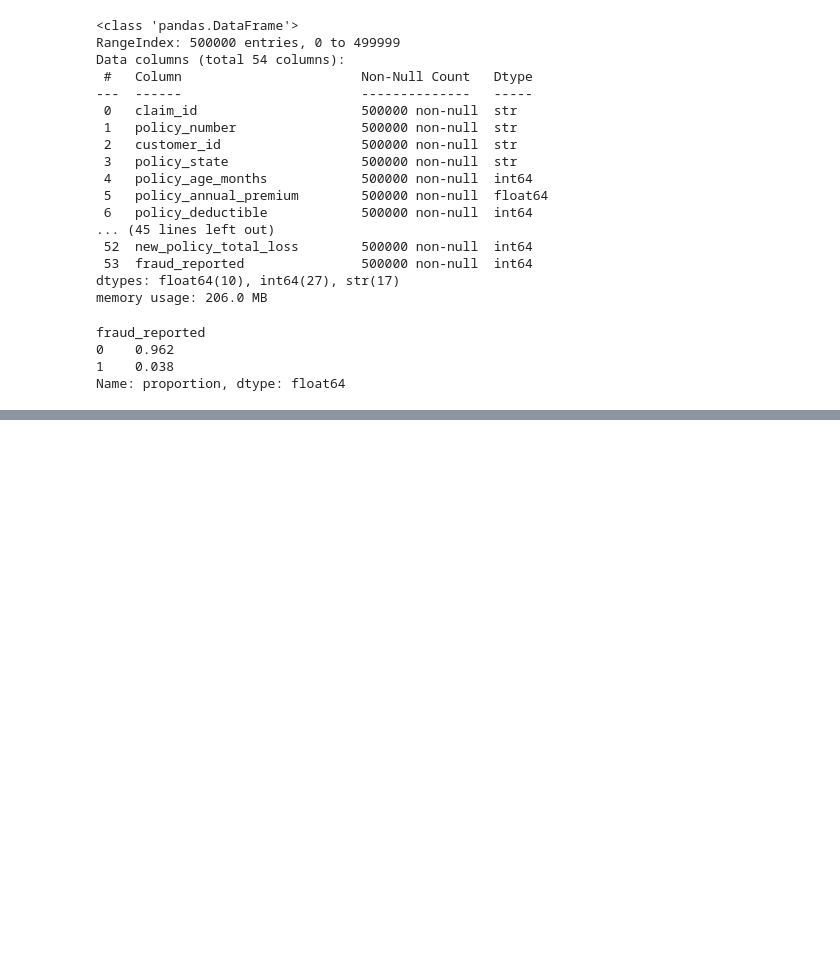
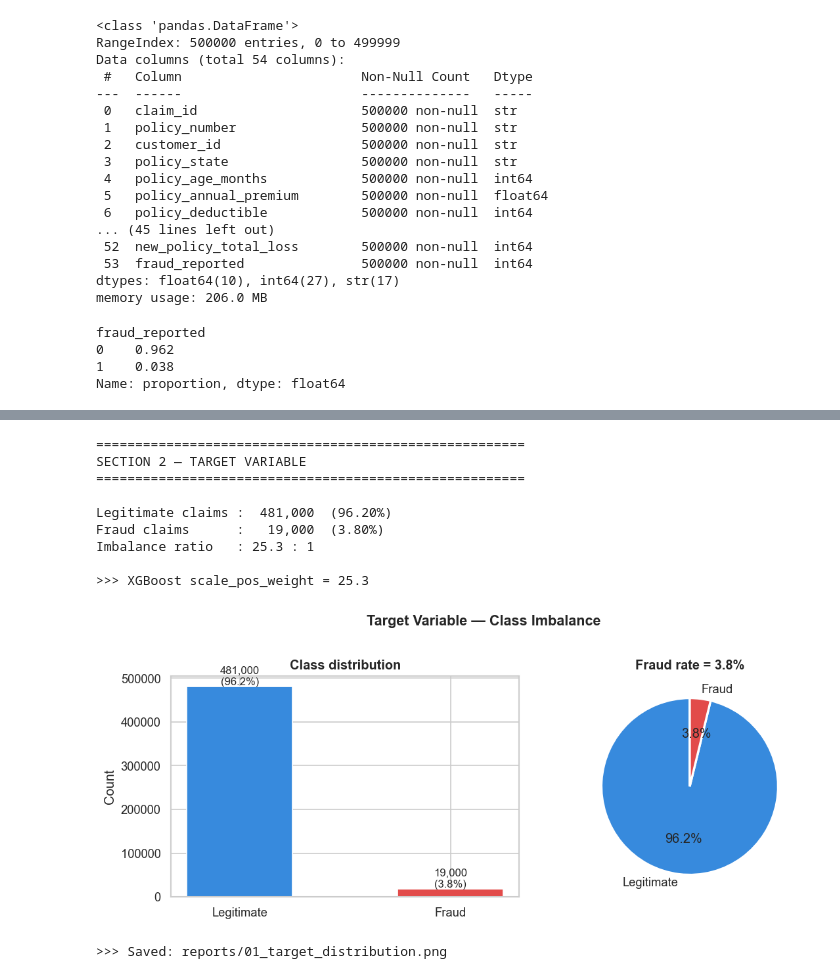
Before and after one commit to Aparna-Pawar/ML_Synthetic_Dataset_Project, a Jupyter notebook: Untitled.ipynb, the cells around one changed output, grey strips where cells are left out. Cells and saved outputs as stored; diff of their text form; code cells hidden in the pictures; blank space fills up the shorter version.

```diff
--- a/Untitled.ipynb
+++ b/Untitled.ipynb
@@ -67,0 +113,7 @@ Name: proportion, dtype: float64
+# %%
+# ── PLOT STYLE ──────────────────────────────────────────────
+sns.set_theme(style='whitegrid', palette='muted', font_scale=1.0)
+plt.rcParams.update({'figure.dpi': 120, 'figure.facecolor': 'white'})
+FRAUD_COL   = '#E24B4A'   # red  → fraud
+LEGIT_COL   = '#378ADD'   # blue → legitimate
+TARGET      = 'fraud_reported'
@@ -67,0 +151,56 @@ Name: proportion, dtype: float64
+# %%
+# ============================================================
+# SECTION 2 — TARGET VARIABLE (CLASS IMBALANCE CHECK)
+# ============================================================
+# WHY: The fraud rate drives EVERY downstream decision —
+#      imbalance handling, threshold tuning, metric choice.
+# INTERVIEW: "3.8% fraud rate → I use scale_pos_weight,
+#             PR-AUC, and F2-score — not accuracy."
+
+print("\n" + "=" * 55)
+print("SECTION 2 — TARGET VARIABLE")
+print("=" * 55)
+
+counts = df[TARGET].value_counts()
+pct    = df[TARGET].value_counts(normalize=True) * 100
+print(f"\nLegitimate claims : {counts[0]:>8,}  ({pct[0]:.2f}%)")
+print(f"Fraud claims      : {counts[1]:>8,}  ({pct[1]:.2f}%)")
+print(f"Imbalance ratio   : {counts[0]/counts[1]:.1f} : 1")
+print(f"\n>>> XGBoost scale_pos_weight = {counts[0]/counts[1]:.1f}")
+
+fig, axes = plt.subplots(1, 2, figsize=(10, 4))
+
+# Bar chart
+bars = axes[0].bar(['Legitimate', 'Fraud'], counts.values,
+                   color=[LEGIT_COL, FRAUD_COL], width=0.5, edgecolor='white')
+for bar, val, p in zip(bars, counts.values, pct.values):
+    axes[0].text(bar.get_x() + bar.get_width()/2,
+                 bar.get_height() + 3000,
+                 f'{val:,}\n({p:.1f}%)', ha='center', fontsize=10)
+axes[0].set_title('Class distribution', fontweight='bold')
+axes[0].set_ylabel('Count')
+
+# Pie chart
+axes[1].pie(counts.values, labels=['Legitimate', 'Fraud'],
+            colors=[LEGIT_COL, FRAUD_COL],
+            autopct='%1.1f%%', startangle=90,
+            wedgeprops={'edgecolor': 'white', 'linewidth': 2})
+axes[1].set_title('Fraud rate = 3.8%', fontweight='bold')
+
+plt.suptitle('Target Variable — Class Imbalance', fontsize=13, fontweight='bold', y=1.01)
+plt.tight_layout()
+plt.savefig('reports/01_target_distribution.png', bbox_inches='tight')
+plt.show()
+print(">>> Saved: reports/01_target_distribution.png")
+# %% [output]
+=======================================================
+SECTION 2 — TARGET VARIABLE
+=======================================================
+
+Legitimate claims :  481,000  (96.20%)
+Fraud claims      :   19,000  (3.80%)
+Imbalance ratio   : 25.3 : 1
+
+>>> XGBoost scale_pos_weight = 25.3
+[figure, added]
+>>> Saved: reports/01_target_distribution.png
```
Also changed, not shown: parts of 28 cells of this notebook, 2 other files.
